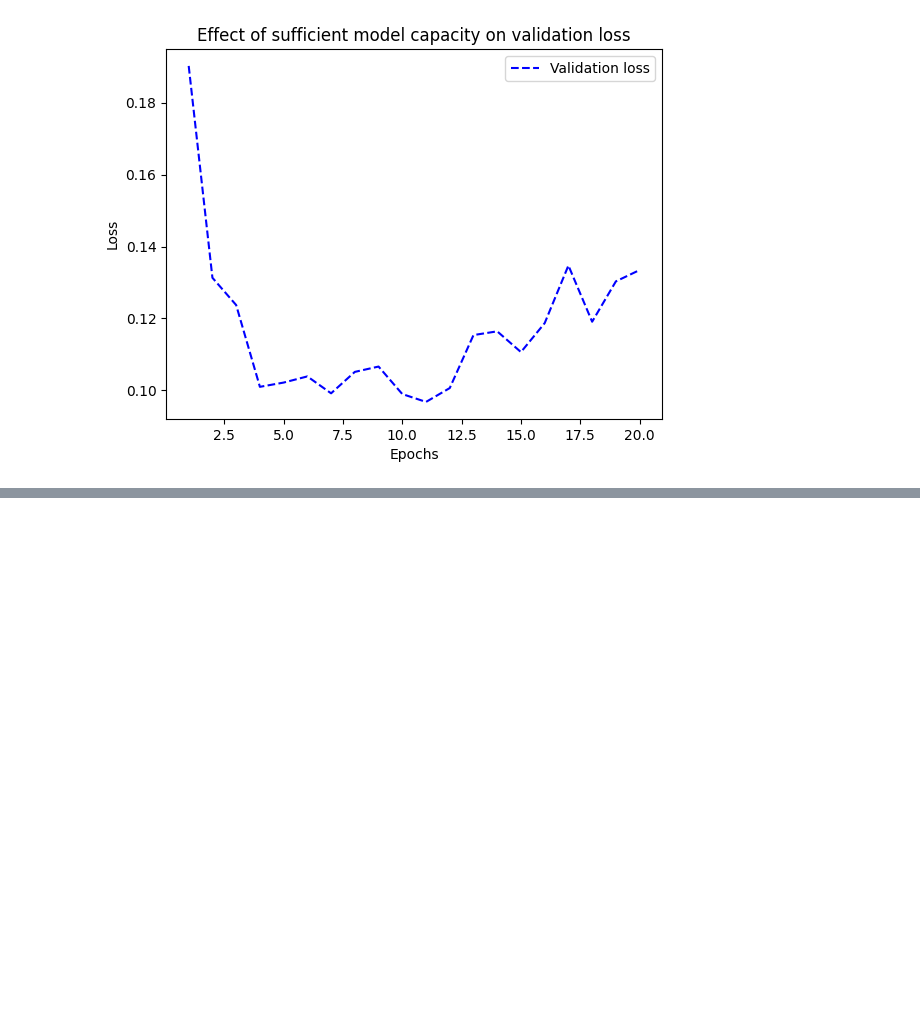
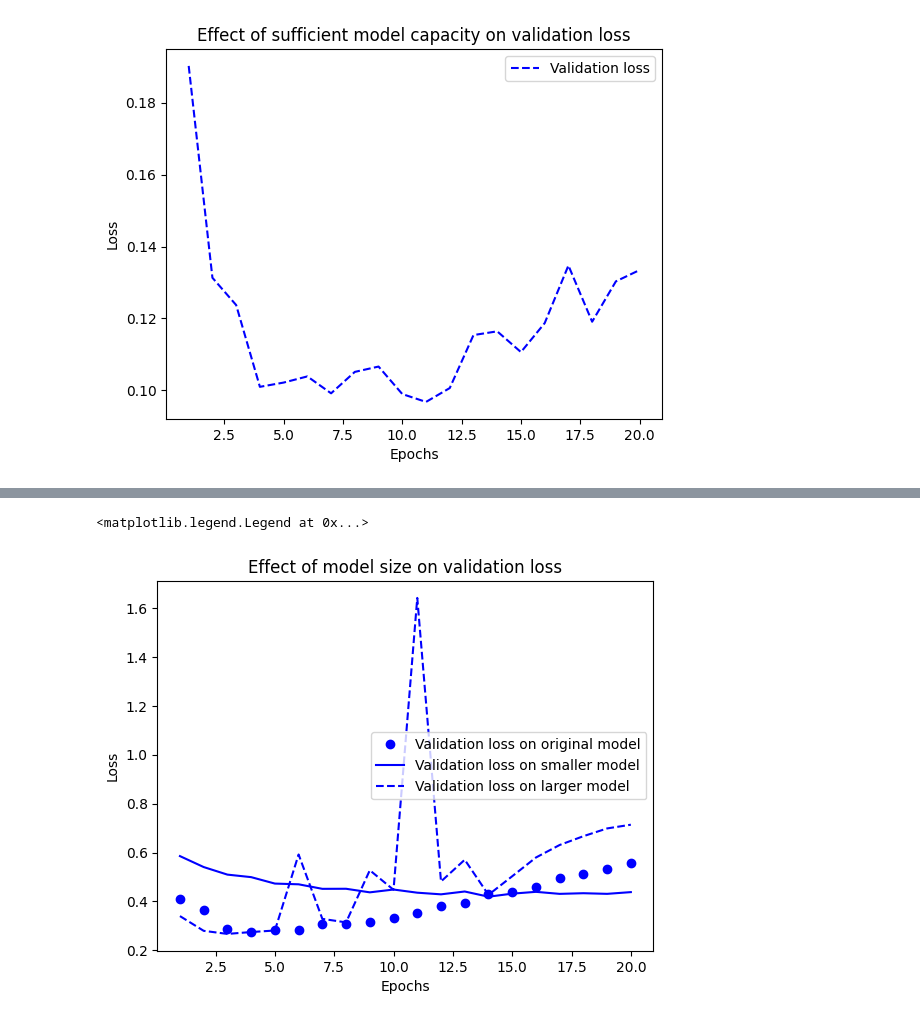
Before and after one commit to jeffkayser2/deep-learning-with-python-notebooks, a Jupyter notebook: DL_Book_Chapter_5.ipynb, the cells around one changed output, grey strips where cells are left out. Drawn from its saved outputs; the diff is of its cells as text; code cells hidden in the pictures; blank space fills up the shorter version.

```diff
--- a/DL_Book_Chapter_5.ipynb
+++ b/DL_Book_Chapter_5.ipynb
@@ -253,0 +371,13 @@ plt.legend()
+# %%
+model = keras.Sequential([
+    layers.Dense(4, activation="relu"),
+    layers.Dense(4, activation="relu"),
+    layers.Dense(1, activation="sigmoid"),
+])
+
+model.compile(optimizer="rmsprop",
+              loss="binary_crossentropy",
+              metrics=["accuracy"])
+
+history_smaller_model = model.fit(train_data, train_labels,
+                             epochs=20, batch_size=512, validation_split=0.4)
@@ -253,0 +422,13 @@ plt.legend()
+# %%
+model = keras.Sequential([
+    layers.Dense(512, activation="relu"),
+    layers.Dense(512, activation="relu"),
+    layers.Dense(1, activation="sigmoid"),
+])
+
+model.compile(optimizer="rmsprop",
+              loss="binary_crossentropy",
+              metrics=["accuracy"])
+
+history_larger_model = model.fit(train_data, train_labels,
+                             epochs=20, batch_size=512, validation_split=0.4)
@@ -253,0 +453,21 @@ plt.legend()
+# %%
+import matplotlib.pyplot as plt
+
+val_original_loss = history_original.history["val_loss"]
+val_smaller_loss = history_smaller_model.history["val_loss"]
+val_larger_loss = history_larger_model.history["val_loss"]
+
+epochs = range(1, 21)
+plt.plot(epochs, val_original_loss, "bo",
+         label="Validation loss on original model")
+plt.plot(epochs, val_smaller_loss, "b-",
+         label="Validation loss on smaller model")
+plt.plot(epochs, val_larger_loss, "b--",
+         label="Validation loss on larger model")
+plt.title("Effect of model size on validation loss")
+plt.xlabel("Epochs")
+plt.ylabel("Loss")
+plt.legend()
+# %% [output]
+<matplotlib.legend.Legend at 0x...>
+[figure, added]
```
Also changed, not shown: parts of 6 cells of this notebook.
